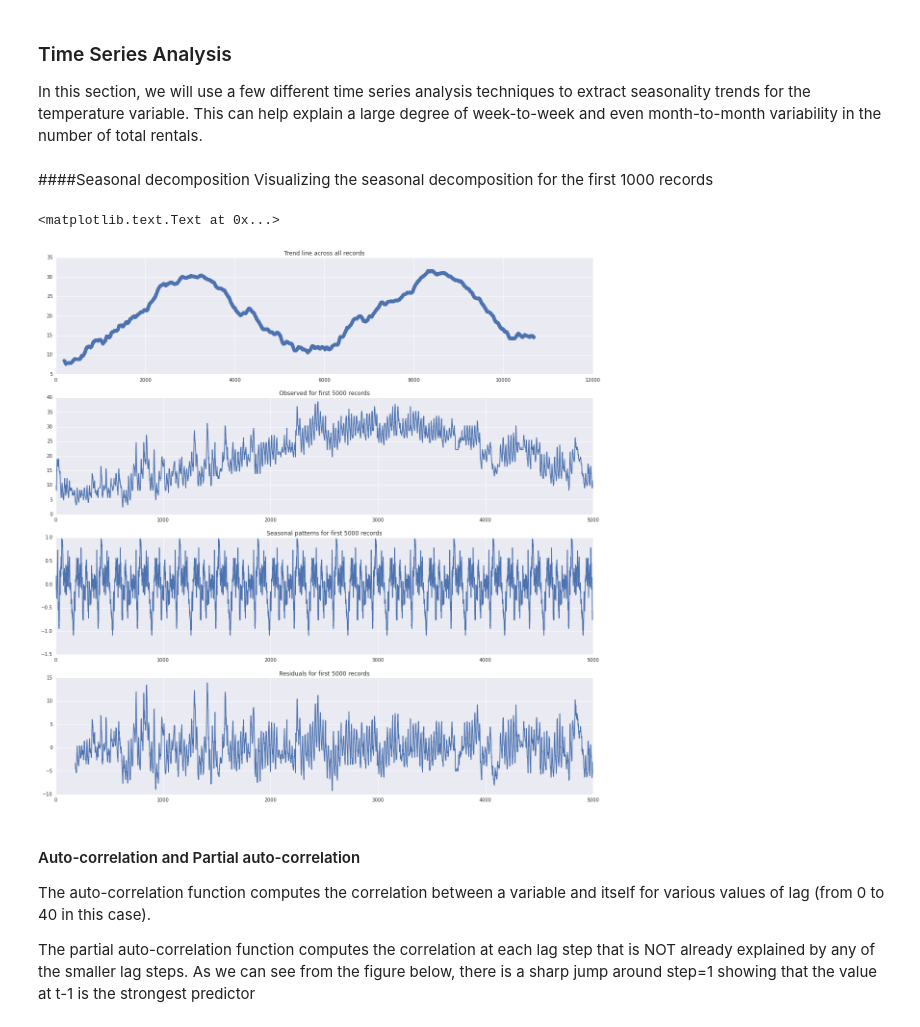
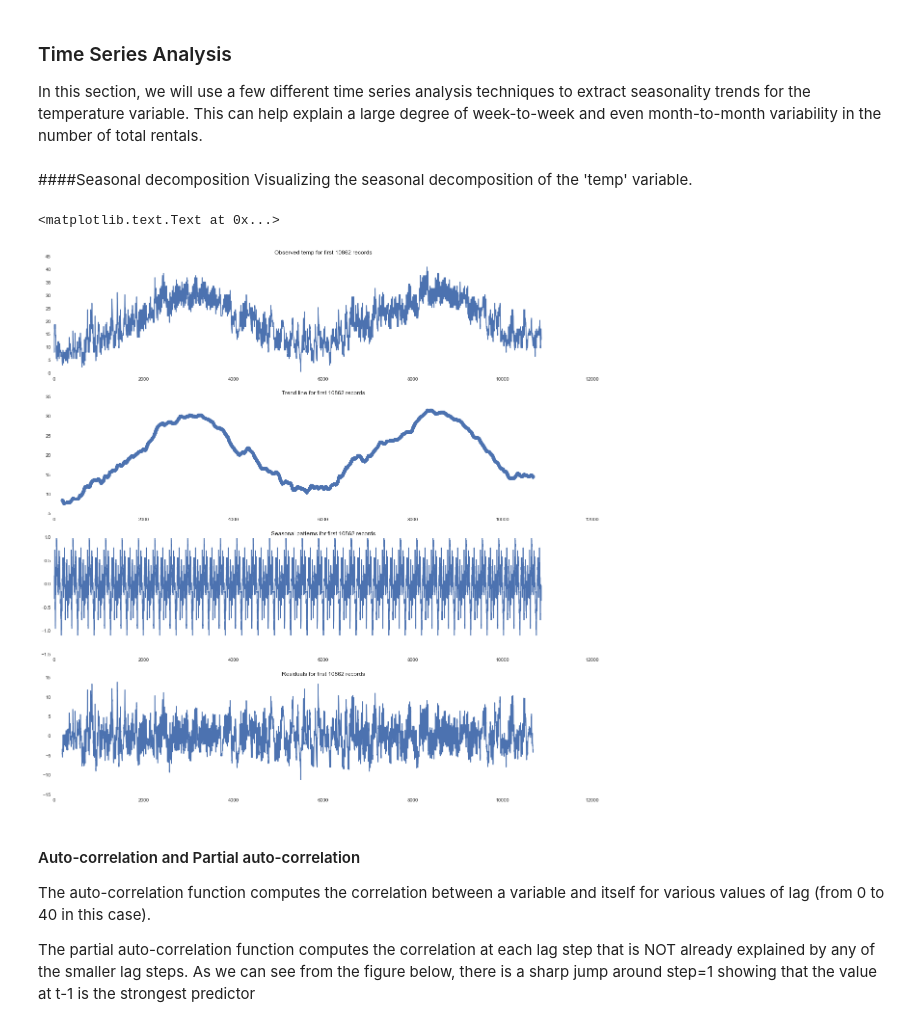
Before and after one commit to taylorma/w207final, a Jupyter notebook: notebook/w207final.ipynb, the cells around one changed output. Saved outputs shown, nothing was run; the diff lists cells and outputs as text; code cells hidden in the pictures.

```diff
--- a/notebook/w207final.ipynb
+++ b/notebook/w207final.ipynb
@@ -403,7 +403,7 @@ Mean RMSLE: 1.4690
 All RMSLEs:  [1.6619192406258045, 1.4834540369077238, 1.6503829129822385, 1.3029076729978499, 1.2463555519008582]
 # %%
 outliers = train_df[train_df.temp - train_df.atemp > 10]
-train_df_no_outliers = train_df[train_df.temp - train_df.atemp <= 10]
+train_df_no_outliers = train_df.loc[train_df.temp - train_df.atemp <= 10,:]
 print train_df_no_outliers.shape
 
 train_feat = train_df_no_outliers[['season','holiday','workingday','weather','temp','atemp',\
@@ -431,6 +431,7 @@ train_feat = train_df_no_outliers[['season','holiday','workingday','weather','te
 # new target variable: log(count + 1)
 train_targ = np.array([row['count'] + 1 for index, row in train_df_no_outliers[['count']].iterrows()])
 train_targ = np.log(train_targ)
+train_df_no_outliers.loc[:,'log_count'] = train_targ
 
 plt.hist(train_targ)
 
@@ -574,27 +575,27 @@ All RMSLEs:  [1.0593673258506529, 0.93962419325905444, 1.0780844494317561, 1.049
 In this section, we will use a few different time series analysis techniques to extract seasonality trends for the temperature variable. This can help explain a large degree of week-to-week and even month-to-month variability in the number of total rentals.
 # %% [markdown]
 ####Seasonal decomposition
-Visualizing the seasonal decomposition for the first 1000 records
+Visualizing the seasonal decomposition of the 'temp' variable.
 # %%
 res = sm.tsa.seasonal_decompose(train_df_no_outliers.temp, model='additive', freq=365)
-num_records = 5000
+num_records = len(train_df_no_outliers)
 
 fig, ax = plt.subplots(4,figsize=(20,20))
 
-ax[0].plot(res.trend, marker='o', linestyle='--')
-ax[0].set_title('Trend line across all records')
+ax[0].plot(train_df_no_outliers.temp[:num_records])
+ax[0].set_title('Observed temp for first %s records' % num_records )
 
-ax[1].plot(train_df_no_outliers.temp[:num_records])
-ax[1].set_title('Observed for first %s records' % num_records )
+ax[1].plot(res.trend[:num_records], marker='o', linestyle='--')
+ax[1].set_title('Trend line for first %s records' % num_records)
 
 ax[2].plot(res.seasonal[:num_records])
 ax[2].set_title('Seasonal patterns for first %s records' % num_records )
 
 ax[3].plot(res.resid[:num_records])
 ax[3].set_title('Residuals for first %s records' % num_records )
 # %% [output]
 <matplotlib.text.Text at 0x...>
-[figure, old version]
+[figure, new version]
 # %% [markdown]
 #### Auto-correlation and Partial auto-correlation
 The auto-correlation function computes the correlation between a variable
```
Also changed, not shown: parts of 24 cells of this notebook, 3 other files.
